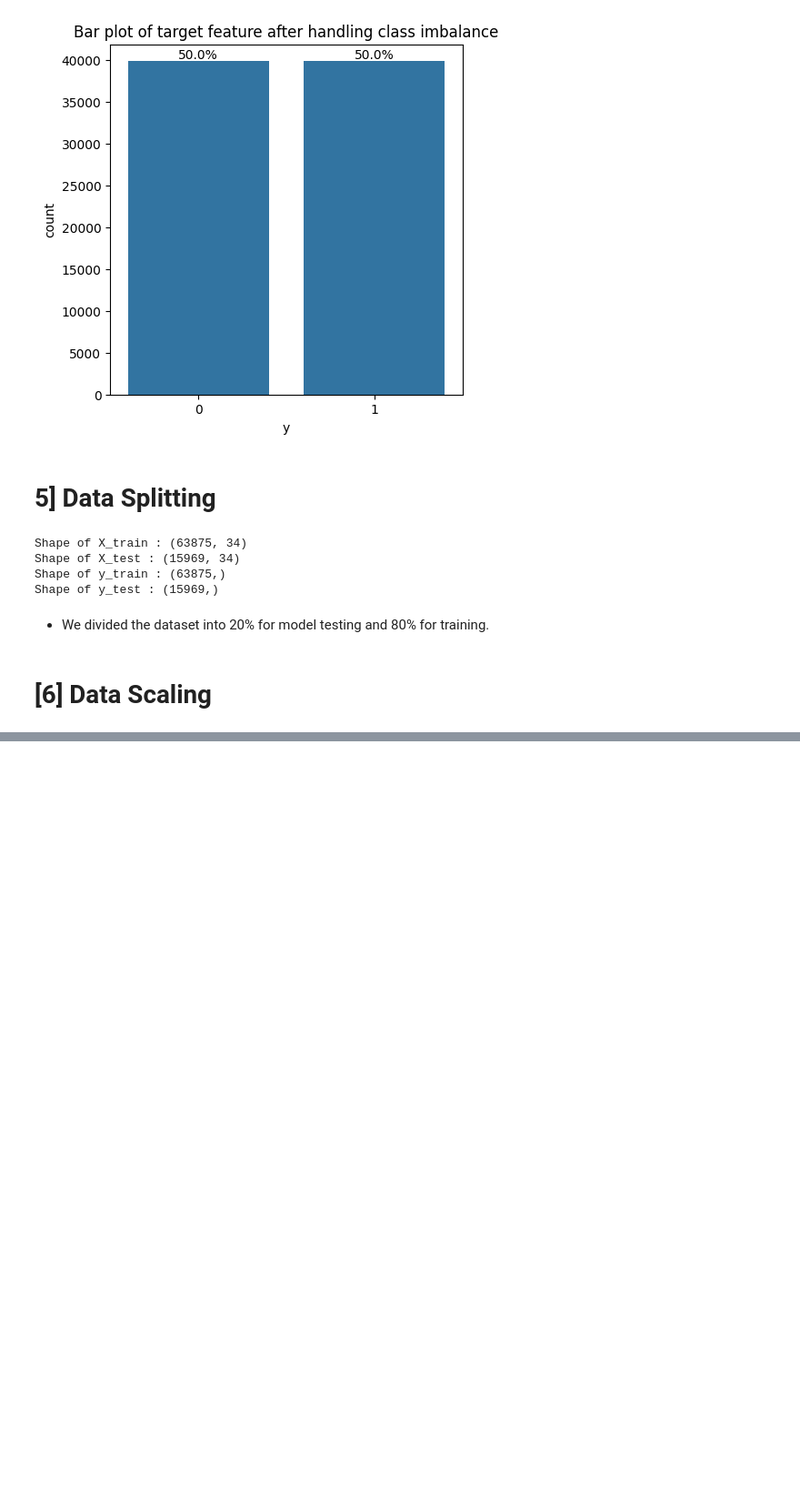
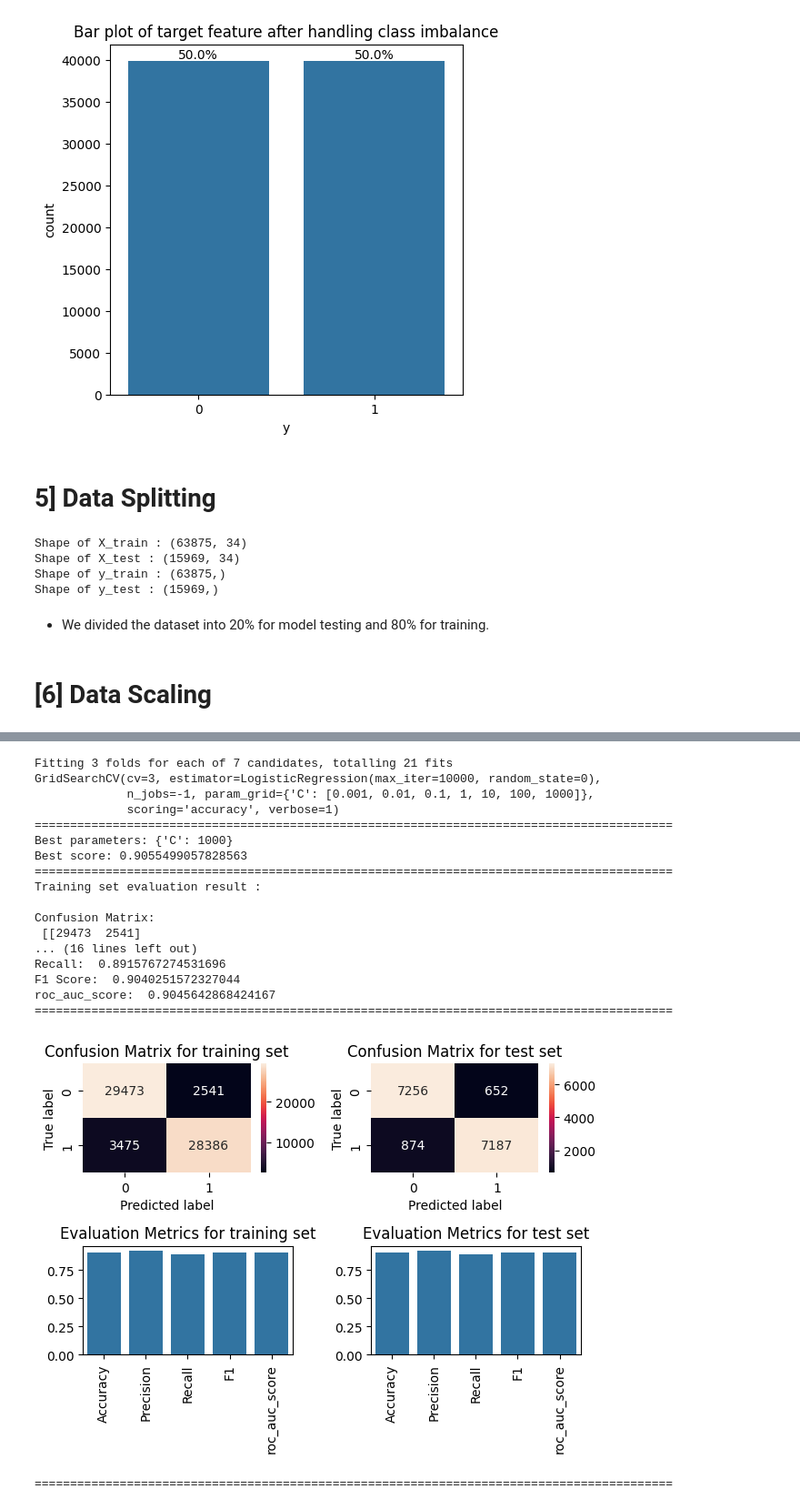
Before and after one commit to bimal-bp/Bank-Marketing-Effectiveness-Prediction-ML-Classification, a Jupyter notebook: project.ipynb, the cells around one changed output, grey strips where cells are left out. Shown at 91% size. Cells and saved outputs as stored; diff of their text form; code cells hidden in the pictures; blank space fills up the shorter version.

```diff
--- a/project.ipynb
+++ b/project.ipynb
@@ -779,0 +983,32 @@ X_test = scaler.transform(X_test)
+# %%
+## Import Logistic Regression algoritham in envirnoment
+from sklearn.linear_model import LogisticRegression
+
+## Fitting Logistic Regression model to training set using cross validation
+
+# Defined param_dict
+param_grid ={'C': [0.001, 0.01, 0.1, 1, 10, 100, 1000] }
+# Creating instance of Logistic Regression classifier
+Logistic_regression=LogisticRegression(fit_intercept=True, max_iter=10000,random_state=0)
+# Fitting model
+lr_cv=classification_CV_model(X_train, X_test, y_train, y_test, Logistic_regression, param_grid)
+# %% [output]
+Fitting 3 folds for each of 7 candidates, totalling 21 fits
+GridSearchCV(cv=3, estimator=LogisticRegression(max_iter=10000, random_state=0),
+             n_jobs=-1, param_grid={'C': [0.001, 0.01, 0.1, 1, 10, 100, 1000]},
+             scoring='accuracy', verbose=1)
+==========================================================================================
+Best parameters: {'C': 1000}
+Best score: 0.9055499057828563
+==========================================================================================
+Training set evaluation result :
+
+Confusion Matrix:
+ [[29473  2541]
+... (16 lines left out)
+Recall:  0.8915767274531696
+F1 Score:  0.9040251572327044
+roc_auc_score:  0.9045642868424167
+==========================================================================================
+[figure, added]
+==========================================================================================
```
Also changed, not shown: parts of 20 cells of this notebook.
